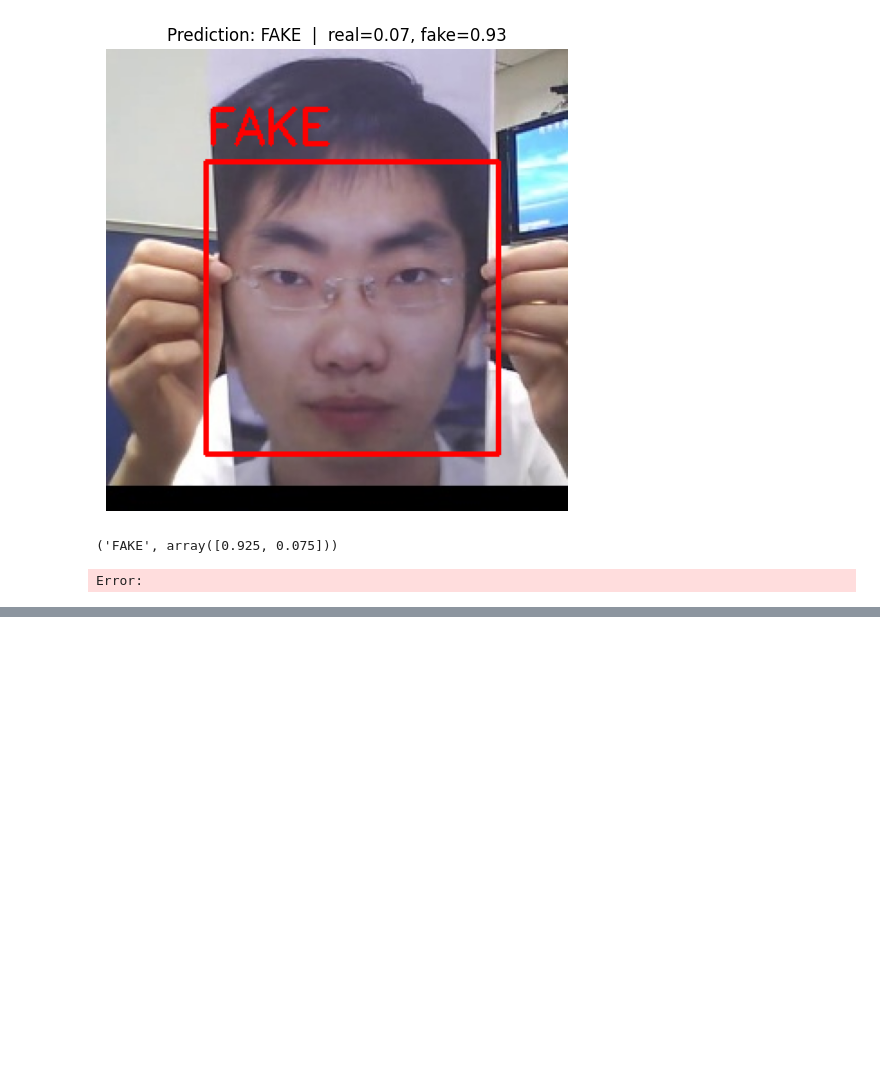
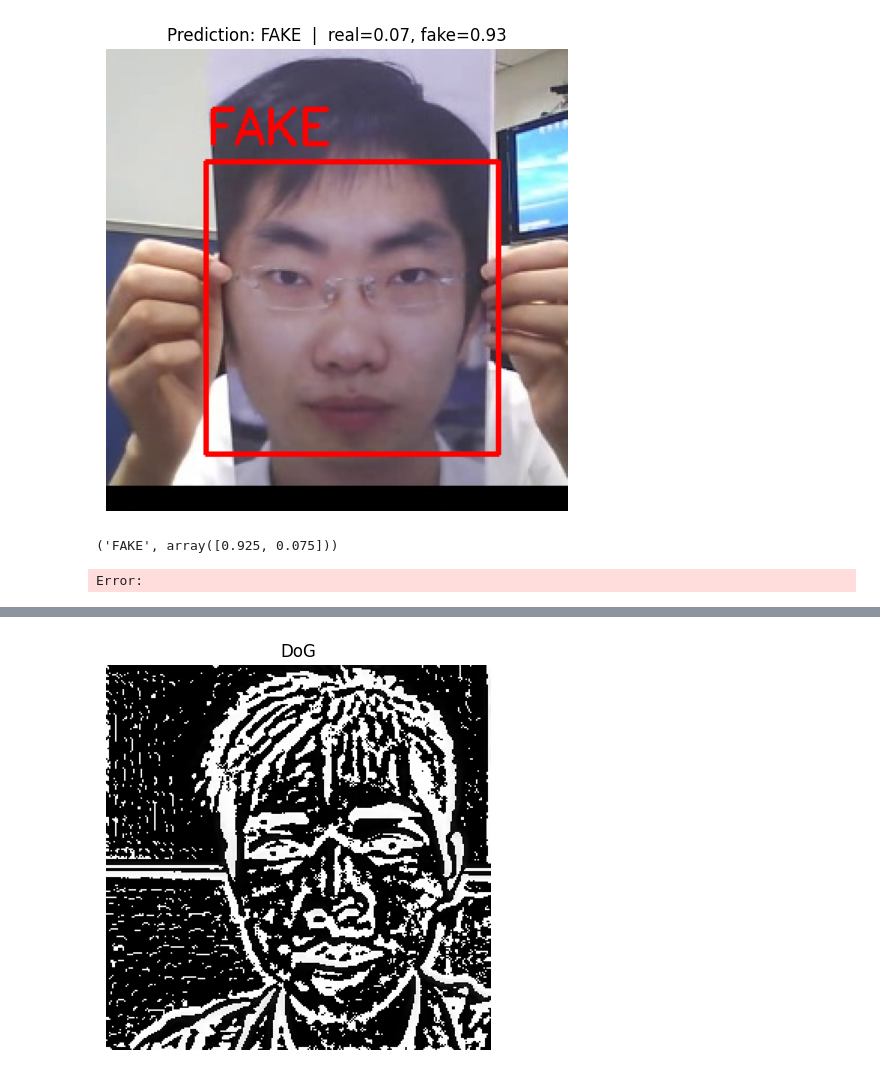
Before and after one commit to tinld19/face-anti-spoofing, a Jupyter notebook: face.ipynb, the cells around one changed output, grey strips where cells are left out. Drawn from its saved outputs; the diff is of its cells as text; code cells hidden in the pictures; blank space fills up the shorter version.

```diff
--- a/face.ipynb
+++ b/face.ipynb
@@ -231,0 +255,6 @@ Error:
+# %%
+def extract_dog(gray, sigma1=1, sigma2=2):
+    blur1 = cv2.GaussianBlur(gray, (0,0), sigma1)
+    blur2 = cv2.GaussianBlur(gray, (0,0), sigma2)
+    dog = blur1 - blur2
+    return dog
@@ -231,0 +308,6 @@ Error:
+# %%
+# DoG
+dog_img = extract_dog(gray)
+show("DoG", dog_img)
+# %% [output]
+[figure, added]
```
Also changed, not shown: parts of 53 cells of this notebook.
